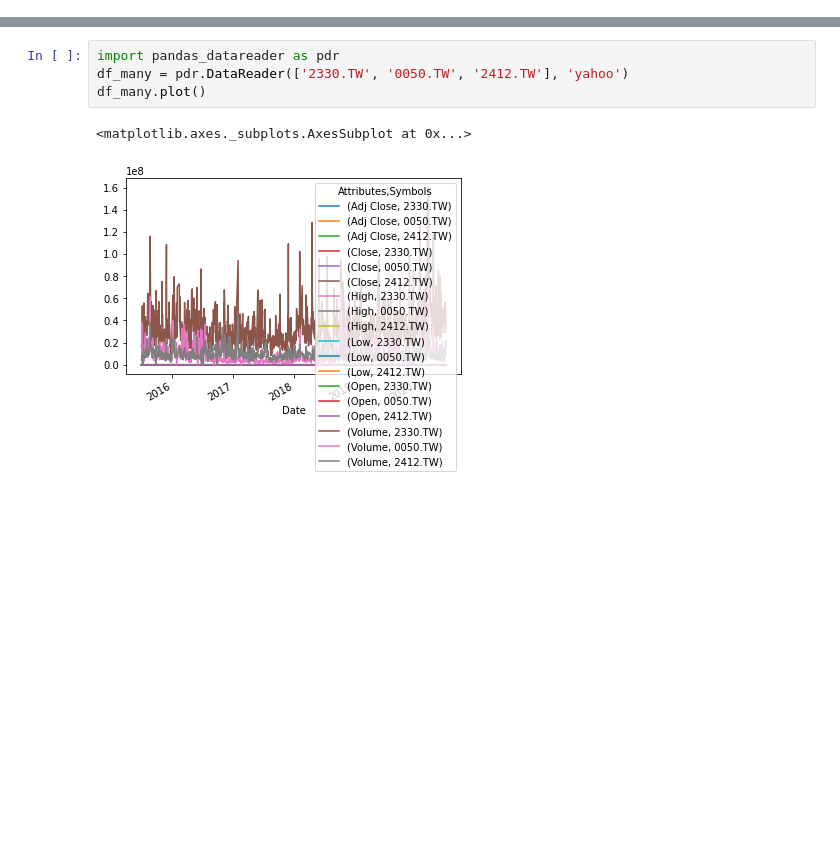
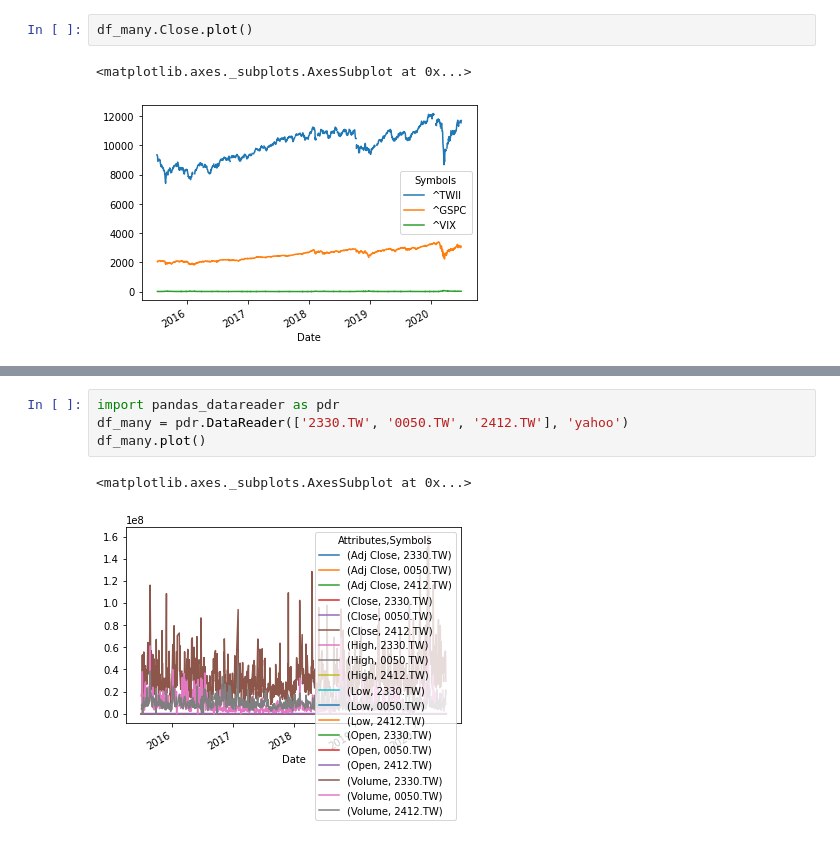
Before and after one commit to tewei0328/teach-TS, a Jupyter notebook: TS_datareader_多檔股票.ipynb, the cells around one changed output, grey strips where cells are left out. Cells and saved outputs as stored; diff of their text form; blank space fills up the shorter version.

```diff
--- a/TS_datareader_多檔股票.ipynb
+++ b/TS_datareader_多檔股票.ipynb
@@ -7,0 +17,5 @@ https://ithelp.ithome.com.tw/articles/10205113
+# %%
+df_many.Close.plot()
+# %% [output]
+<matplotlib.axes._subplots.AxesSubplot at 0x...>
+[figure, added]
```
Also changed, not shown: parts of 7 cells of this notebook.
